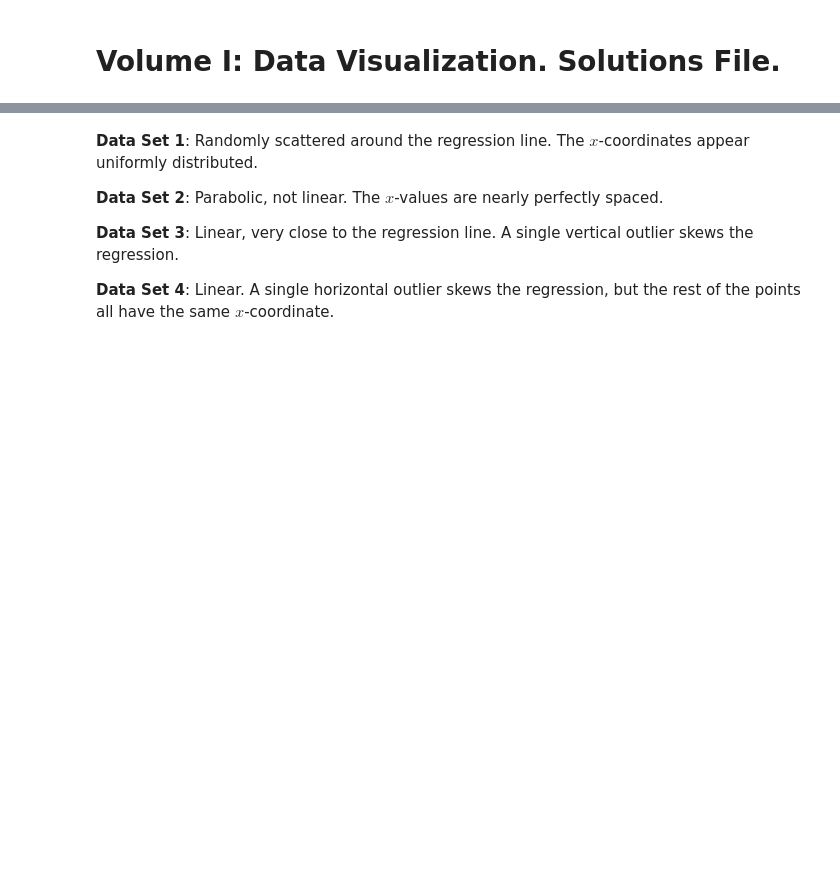
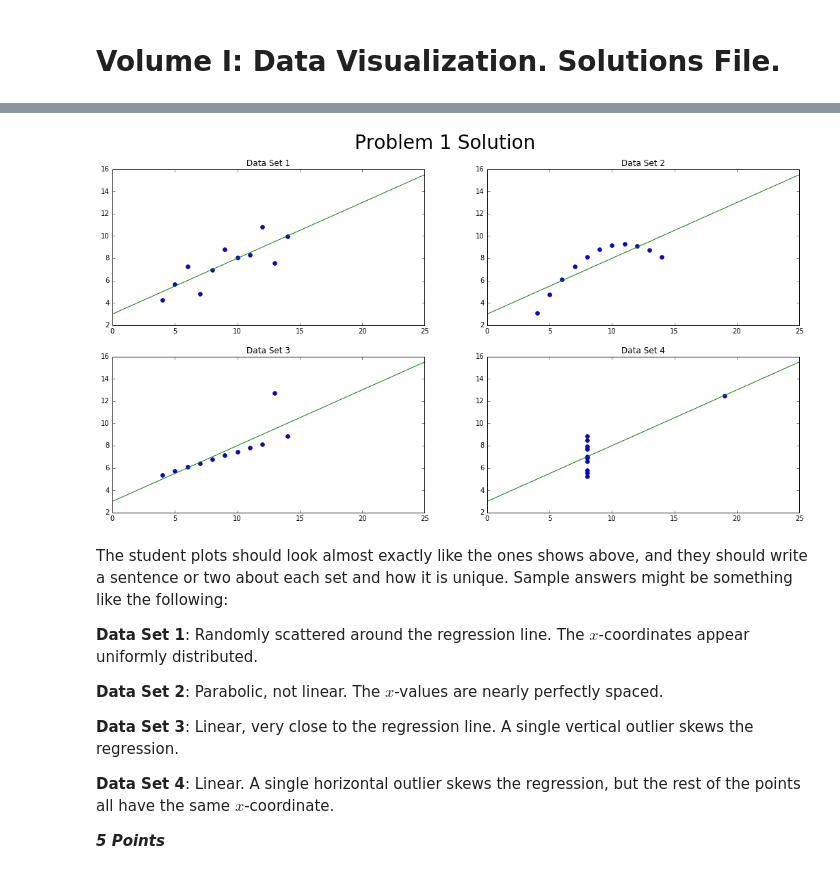
Before and after one commit to tkchris93/numerical_computing, a Jupyter notebook: Labs/Vol1A/DataVisualization/new_solutions.ipynb, the cells around one changed output, grey strips where cells are left out. Drawn from its saved outputs; the diff is of its cells as text; code cells hidden in the pictures; blank space fills up the shorter version.

```diff
--- a/Labs/Vol1A/DataVisualization/new_solutions.ipynb
+++ b/Labs/Vol1A/DataVisualization/new_solutions.ipynb
@@ -2,12 +2,13 @@
 # Volume I: Data Visualization. Solutions File.
 # %%
 import numpy as np
+from scipy.stats import linregress
 from matplotlib import rcParams, pyplot as plt
-rcParams["figure.figsize"] = (12,8)
+%matplotlib inline
 
-%matplotlib notebook
+rcParams["figure.figsize"] = (18,9)
 # %%
-# Problem 1
+# Problem 1: Anscombe's quartet.
 
 A = np.load("anscombe.npy")
 x = np.linspace(0,25,200)
@@ -17,4 +18,5 @@ for i in xrange(4):
     plt.plot(A[:,2*i], A[:,2*i+1], 'o')
     plt.plot(x,y)
     plt.title("Data Set {}".format(i+1))
+_ = plt.suptitle("Problem 1 Solution", fontsize=28)
 # %% [output]
@@ -23,4 +23,8 @@ for i in xrange(4):
+[figure, added]
 # %% [markdown]
+The student plots should look almost exactly like the ones shows above, and they should write a sentence or two about each set and how it is unique.
+Sample answers might be something like the following:
+
 **Data Set 1**: Randomly scattered around the regression line. The $x$-coordinates appear uniformly distributed.
 
 **Data Set 2**: Parabolic, not linear. The $x$-values are nearly perfectly spaced.
@@ -28,3 +32,5 @@ for i in xrange(4):
 **Data Set 3**: Linear, very close to the regression line. A single vertical outlier skews the regression.
 
 **Data Set 4**: Linear. A single horizontal outlier skews the regression, but the rest of the points all have the same $x$-coordinate.
+
+_**5 Points**_
```
Also changed, not shown: parts of 3 cells of this notebook, 4 other files.
